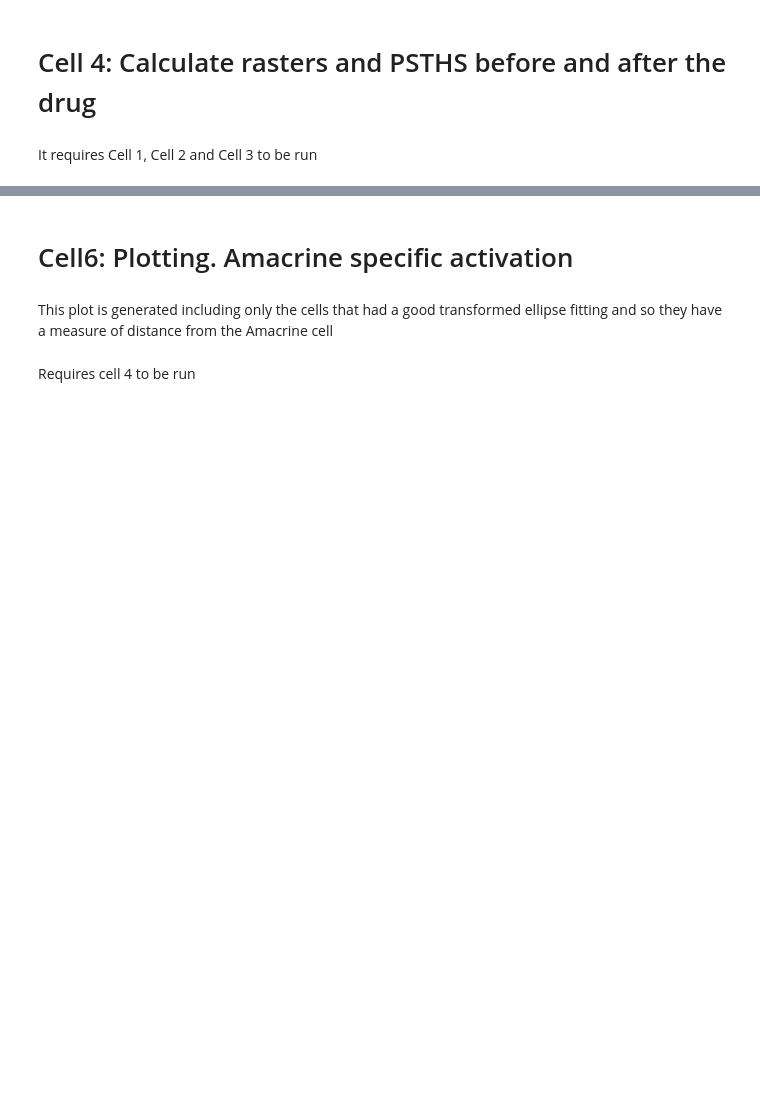
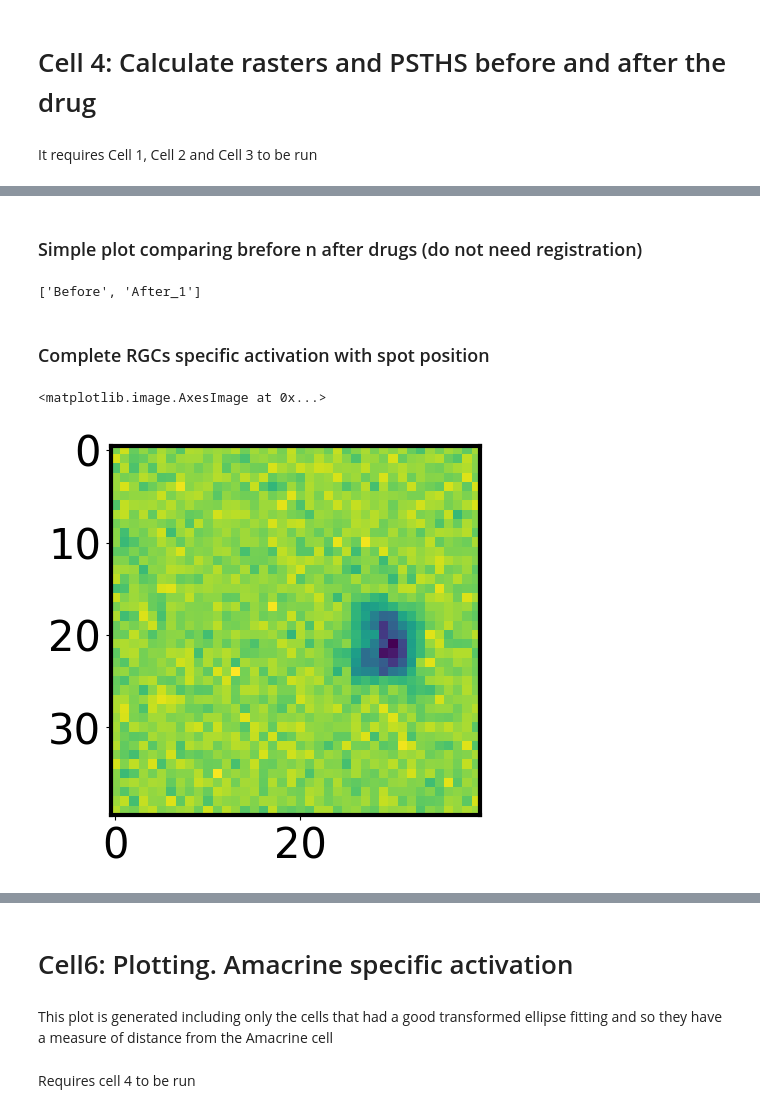
Before and after one commit to retinal-information-processing-lab/Standard_analysis_pipeline, a Jupyter notebook: 8_Optogenetic_Holography.ipynb, the cells around one changed output, grey strips where cells are left out. Saved outputs shown, nothing was run; the diff lists cells and outputs as text; code cells hidden in the pictures; blank space fills up the shorter version.

```diff
--- a/8_Optogenetic_Holography.ipynb
+++ b/8_Optogenetic_Holography.ipynb
@@ -270,0 +334,12 @@ It requires Cell 4 to be run
+# %%
+def get_sequences_laser_triggers(triggers, order_spots, duration_repetition = 1, time_before = 0.25):
+
+    """
+    Transform a list of laser spots into the right dict format for classic vec analysis
+    """
+
+    assert len(triggers) == len(order_spots), "Mismatching between numbers of triggers and of spots given as input"
+
+    trig_seq_dict = get_sequences_triggers(triggers, order_spots) #get a dictionnary of all triggers for each spot
+    tri_seq       = {key: [(np.arange(trig-time_before, trig-time_before+duration_repetition,time_before)) for trig in triggers] for key, triggers in trig_seq_dict.items()}
+    return {f"1{key}{rep_key:02d}": seq_trig for key, triggers in tri_seq.items() for rep_key, seq_trig in enumerate(triggers)}
@@ -270,0 +503,6 @@ It requires Cell 4 to be run
+# %% [markdown]
+### Simple plot comparing brefore n after drugs (do not need registration)
+# %%
+['Before' if i == 0 else f'After_{i}'for i in range(n_col-1)]
+# %% [output]
+['Before', 'After_1']
@@ -270,0 +641,26 @@ It requires Cell 4 to be run
+# %% [markdown]
+### Complete RGCs specific activation with spot position
+# %%
+#Reads the checkerboard analysis directory
+check_directory = find_Analysis_Directory(dir_type="Checkerboard")
+
+#Reads the CT analysis directory
+CT_directory = find_Analysis_Directory(dir_type="CellTyping")
+
+#Load registration directory
+registration_directory = os.path.join(output_directory, f"{os.path.split(fluorescence_image_path)[1].split('.')[0]}_registration")
+
+#load the check rasters of the recording of choice
+check_rast = np.load(os.path.join(check_directory, 'Check_rasters_data.npy' ),allow_pickle=True).item()
+
+#load the STA analysis results
+sta_results=np.load(os.path.join(check_directory,'sta_data_3D_fitted.pkl'),allow_pickle=True)
+cells=list(sta_results.keys())
+
+#load the chirp
+#Chirp_data = np.load(os.path.join(CT_directory, '{}_cell_typing_data.pkl'.format(exp)), allow_pickle=True)
+# %%
+plt.imshow(sta_results[187]['center_analyse']['Spatial'])
+# %% [output]
+<matplotlib.image.AxesImage at 0x...>
+[figure, added]
```
Also changed, not shown: parts of 20 cells of this notebook, 36 other files.
